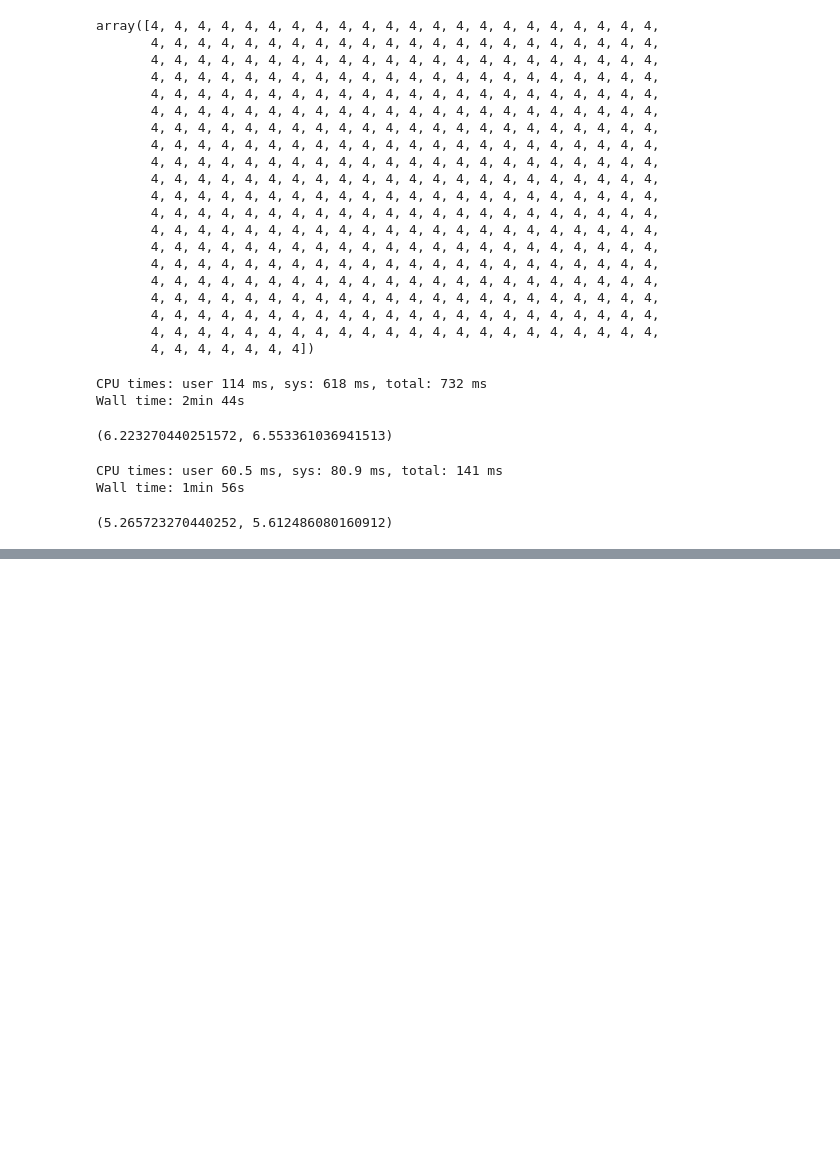
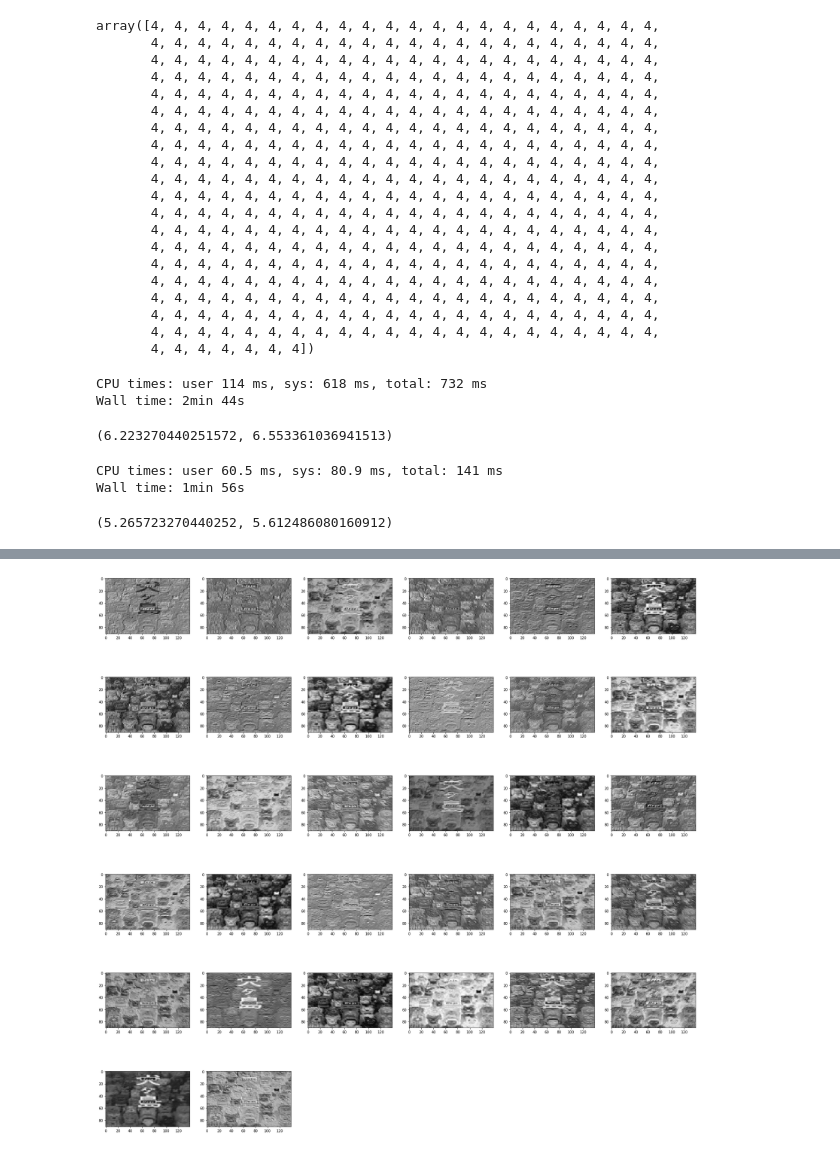
Before and after one commit to chrispyles/honors-thesis, a Jupyter notebook: notebooks/posters-classification.ipynb, the cells around one changed output, grey strips where cells are left out. Cells and saved outputs as stored; diff of their text form; code cells hidden in the pictures; blank space fills up the shorter version.

```diff
--- a/notebooks/posters-classification.ipynb
+++ b/notebooks/posters-classification.ipynb
@@ -210,0 +101,16 @@ array([1.55686275, 1.71372549, 1.38976378, 2.22440945, 2.09055118])
+# %%
+def visualize_layer(est, layer_idx, shape, figsize):
+    img = np.expand_dims(X_train[1], axis=0)
+    model = est.model
+    model = Model(inputs=model.inputs, outputs=model.layers[layer_idx].output)
+    feature_map = model.predict(img)
+
+    plt.figure(figsize=figsize)
+    i = 0
+    for j in range(shape[0]):
+        for k in range(shape[1]):
+            if i >= feature_map.shape[3]:
+                break
+            plt.subplot(shape[0], shape[1], i+1)
+            plt.imshow(feature_map[0, :, :, i], cmap='gray')
+            i += 1
@@ -473,0 +541,5 @@ get_errors(seventh_estimator, X=flattened_X_train)
+# %%
+visualize_layer(first_estimator, 0, (6,6), [30,30])
+plt.savefig("../figures/cnn_all_fours_first_layer.png", bbox_inches="tight")
+# %% [output]
+[figure, added]
```
Also changed, not shown: parts of 58 cells of this notebook, 18 other files.
